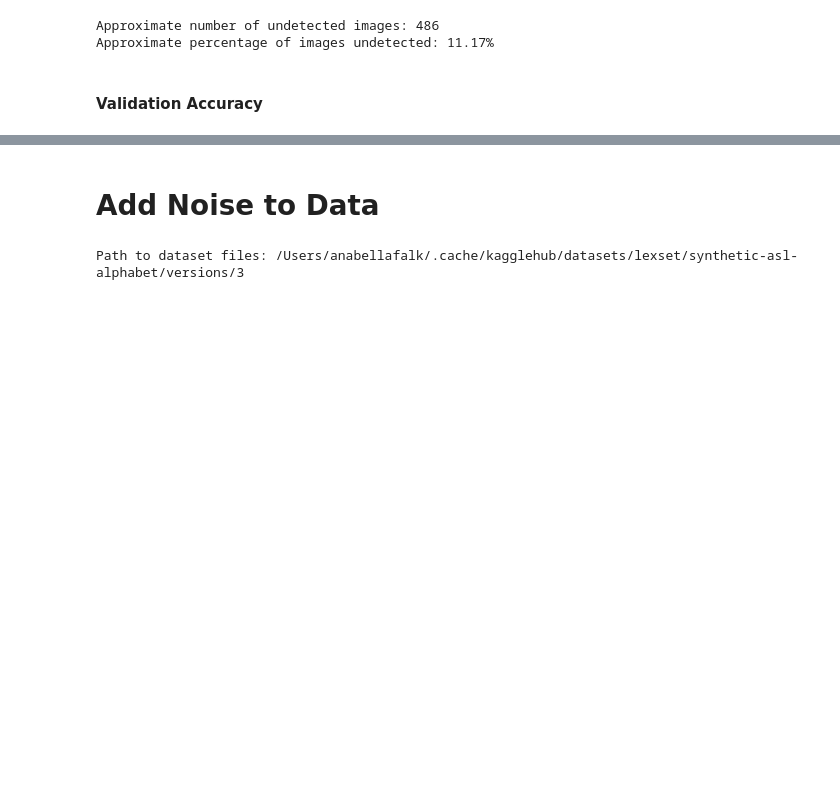
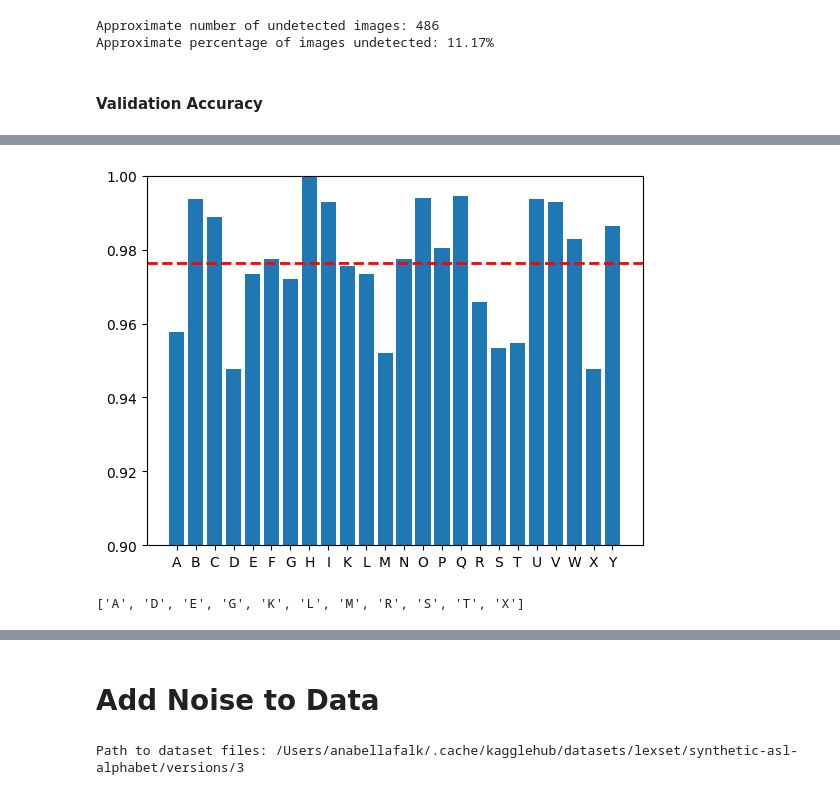
Before and after one commit to alexasheldon/cs4701-ai-proj, a Jupyter notebook: mediapipe-model.ipynb, the cells around one changed output, grey strips where cells are left out. Cells and saved outputs as stored; diff of their text form; code cells hidden in the pictures; blank space fills up the shorter version.

Commit message:
Added evaluation visualizations

```diff
--- a/mediapipe-model.ipynb
+++ b/mediapipe-model.ipynb
@@ -391,5 +392,6 @@ for i, hand_lm in tqdm(enumerate(dat_mp_val)):
     correct += (predicted == labels_batch).sum().item()
     total += labels_batch.shape[0]
 
-print("Accuracy: " + str(correct / total))
+accuracy = correct / total
+print("Accuracy: " + str(accuracy))
 # %% [output]
@@ -442,0 +483,21 @@ torch.save(mlp_model, model_name)
+# %%
+plt.bar(class_accuracy.keys(), class_accuracy.values())
+plt.ylim(0.9,1)
+
+plt.axhline(y=accuracy, color='red', linestyle='--', linewidth=2)
+
+plt.show()
+# %% [output]
+[figure, added]
+# %%
+# Get below average accuracies
+value_array = np.array(list(class_accuracy.values()))
+indices = np.where(value_array < accuracy)[0]
+
+letters = []
+for i in indices:
+    letters.append(reverse_map[i])
+
+letters
+# %% [output]
+['A', 'D', 'E', 'G', 'K', 'L', 'M', 'R', 'S', 'T', 'X']
```
Also changed, not shown: parts of 19 cells of this notebook, 1 other file.
